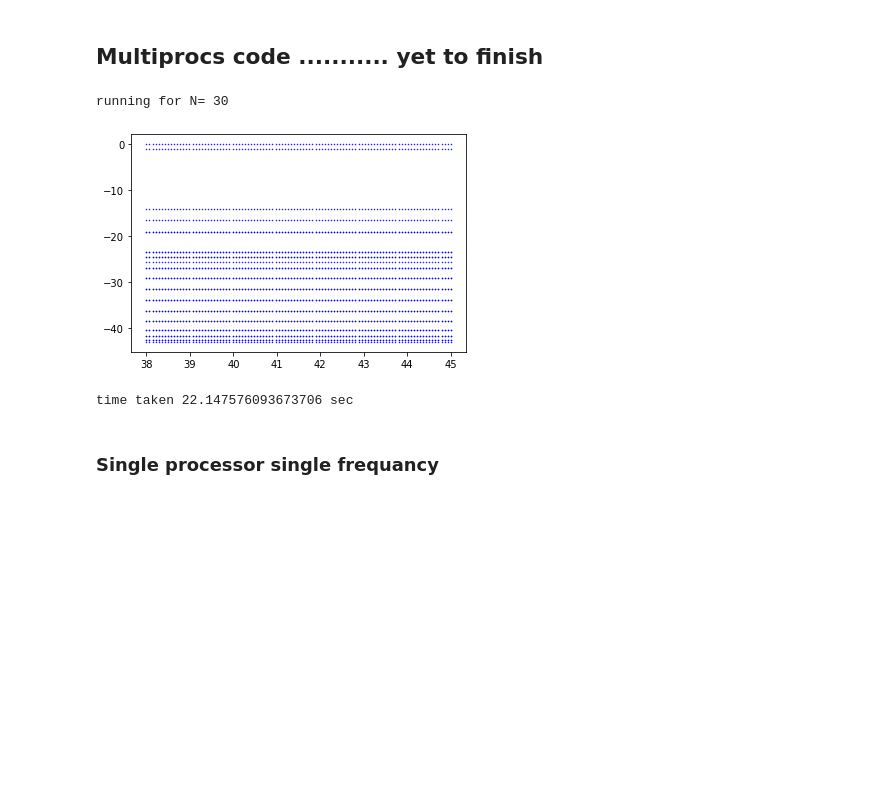
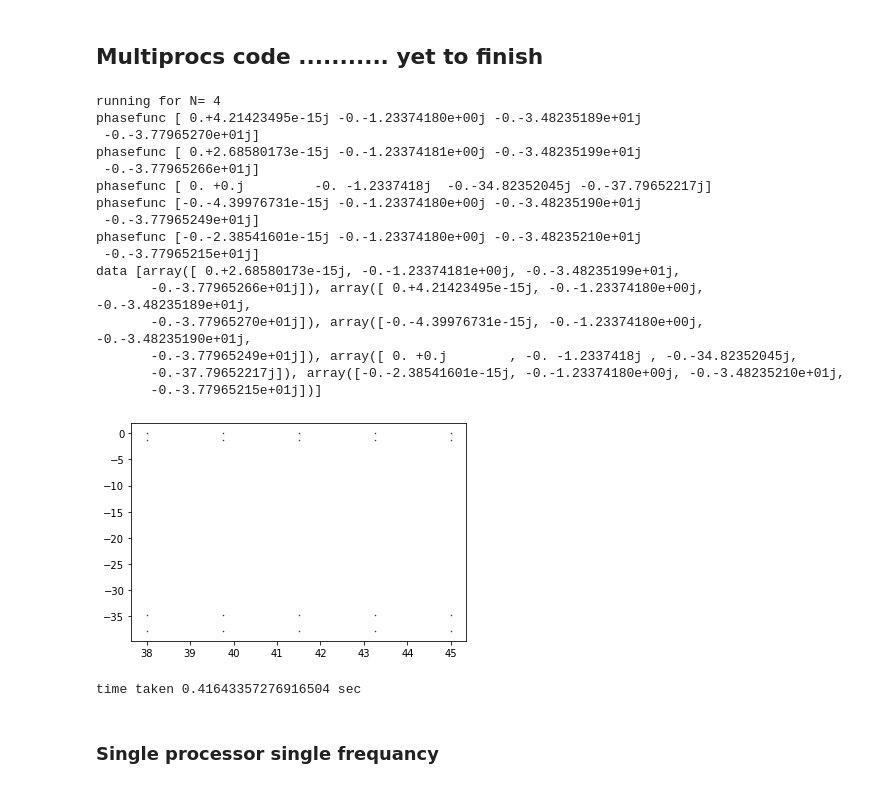
Before and after one commit to SuperStarCZ/floquet_theory, a Jupyter notebook: floquet_study_base.ipynb, the cells around one changed output. Drawn from its saved outputs; the diff is of its cells as text; code cells hidden in the pictures; blank space fills up the shorter version.

```diff
--- a/floquet_study_mahbub.ipynb
+++ b/floquet_study_base.ipynb
@@ -90,7 +90,7 @@ h0 = 0.1
 steps = 1000
 psi0 = np.array([1+0.j, 0+0.j])
 psi1 = np.array([0+0.j, 1+0.j])
-omegas = np.linspace(10.0,75.0,500)
+omegas = np.linspace(10.0,75.0,5)
 
 eigval0,eigvec0,eigval1,eigvec1 = [],[],[],[]
 phasefunc0,phasefunc1 = np.zeros(len(omegas)), np.zeros(len(omegas))
@@ -194,12 +198,12 @@ import time
 start = time.time()
 
 cosp_init = 0.0
-N = 30
+N = 4
 h = 25.0
 h0 = 0.1
 
 q = np.linspace(-0.5,0.5,N)
-omegas = np.linspace(38,45,100)
+omegas = np.linspace(38,45,5)
 bessel = 41.583499667
 psi = np.eye(N, dtype = float)
 
@@ -253,39 +257,56 @@ def floq_evolv(psi,h,h0,w,cosp):
     floqEvoluion_mat = np.zeros((N,N))
     for mm in np.arange(N):
         psi0 = psi[mm]
+        #print(w,mm,psi[mm])
         psi_t = odeint(floq_func,psi0,t,args=(h,h0,w,cosp), Dfun=floq_jac)
         floqEvoluion_mat[mm] = psi_t[N-1]
     evals, evecs = eig(floqEvoluion_mat)
     phasefunc = (1j)* np.log(evals)/T
+    print("phasefunc",phasefunc)
     return phasefunc
 
 
 if __name__ == '__main__':
     nprocs = 2
     p = Pool(processes = nprocs)
     periodic_psi  = Periodic_Lattice(psi)
     cospinit = 0.0
 
     for k in np.arange(N):
         for m in np.arange(N):
             for l in np.arange(N+1):
                 for j in np.arange(l+1):
                     cospinit = cospinit + np.array([pow((-1),(l+j))/math.factorial(2 * l)* \
                                           math.comb(l,j)* periodic_psi[(k+(l-j),(m))]])
             cosp[k,m] = cospinit
             cospinit = 0.0
 
     data = p.starmap(floq_evolv,[(psi,h,h0,w,cosp) for w in omegas])
-
+    print("data",data)
     for xx, omg in enumerate(omegas):
         omega = [omg] * N
         plt.scatter(omega,data[xx].imag, color='blue', marker='.', s=1.0)
     plt.show()
     print("time taken",time.time()-start,"sec")
 # %% [output]
-running for N= 30
+running for N= 4
+phasefunc [ 0.+4.21423495e-15j -0.-1.23374180e+00j -0.-3.48235189e+01j
+ -0.-3.77965270e+01j]
+phasefunc [ 0.+2.68580173e-15j -0.-1.23374181e+00j -0.-3.48235199e+01j
+ -0.-3.77965266e+01j]
+phasefunc [ 0. +0.j         -0. -1.2337418j  -0.-34.82352045j -0.-37.79652217j]
+phasefunc [-0.-4.39976731e-15j -0.-1.23374180e+00j -0.-3.48235190e+01j
+ -0.-3.77965249e+01j]
+phasefunc [-0.-2.38541601e-15j -0.-1.23374180e+00j -0.-3.48235210e+01j
+ -0.-3.77965215e+01j]
+data [array([ 0.+2.68580173e-15j, -0.-1.23374181e+00j, -0.-3.48235199e+01j,
+       -0.-3.77965266e+01j]), array([ 0.+4.21423495e-15j, -0.-1.23374180e+00j, -0.-3.48235189e+01j,
+       -0.-3.77965270e+01j]), array([-0.-4.39976731e-15j, -0.-1.23374180e+00j, -0.-3.48235190e+01j,
+       -0.-3.77965249e+01j]), array([ 0. +0.j        , -0. -1.2337418j , -0.-34.82352045j,
+       -0.-37.79652217j]), array([-0.-2.38541601e-15j, -0.-1.23374180e+00j, -0.-3.48235210e+01j,
+       -0.-3.77965215e+01j])]
-[figure, old version]
+[figure, new version]
-time taken 22.147576093673706 sec
+time taken 0.41643357276916504 sec
 # %% [markdown]
 ### Single processor single frequancy
 # %%
```
Also changed, not shown: parts of 1 cell of this notebook, 1 other file.
